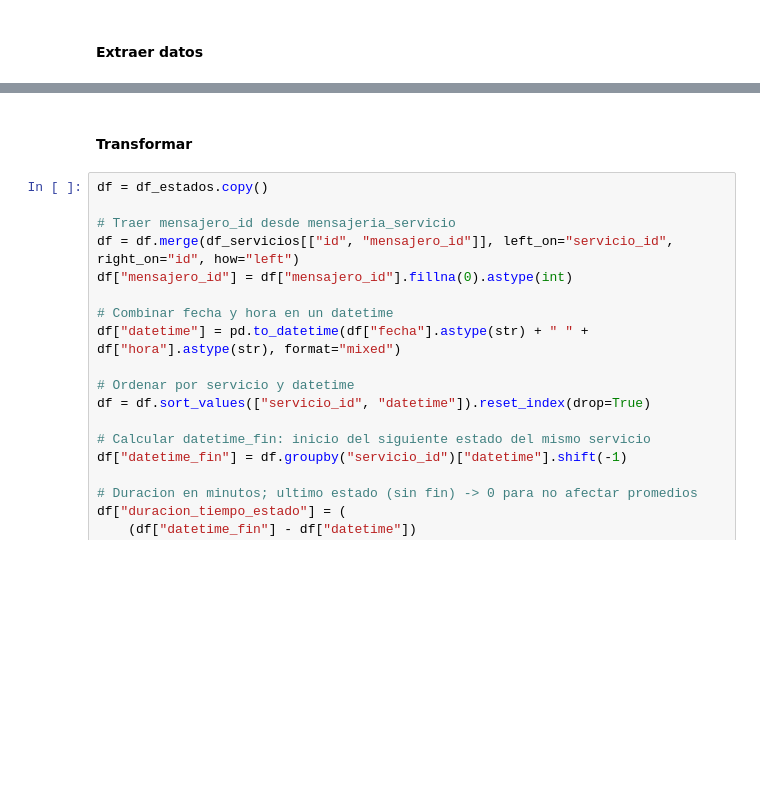
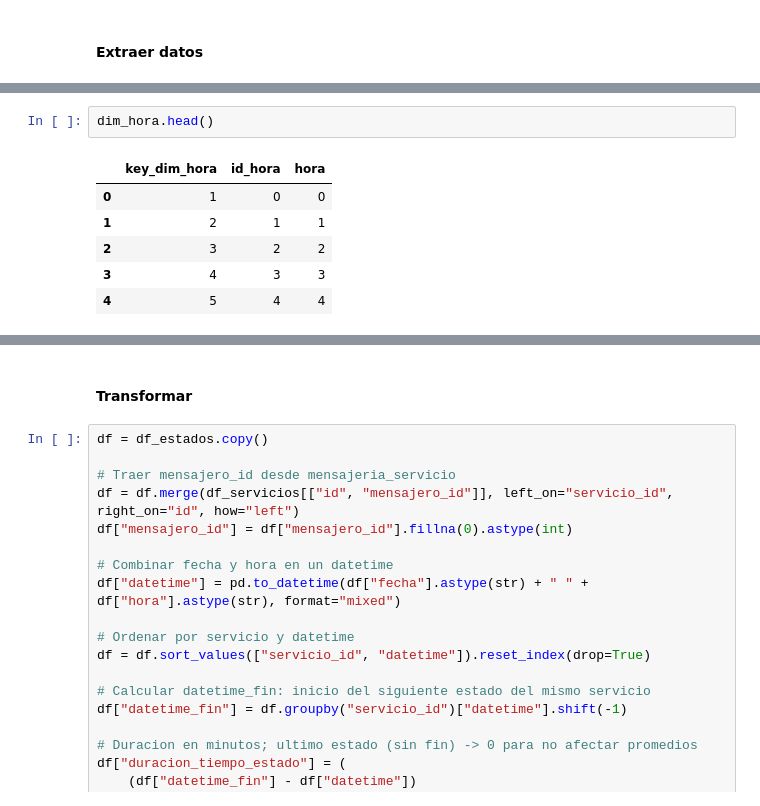
Before and after one commit to Srytha/ETL_PROJECT, a Jupyter notebook: notebooks/hecho_seguimiento_estado.ipynb, the cells around one changed output, grey strips where cells are left out. Drawn from its saved outputs; the diff is of its cells as text; blank space fills up the shorter version.

```diff
--- a/notebooks/hecho_seguimiento_estado.ipynb
+++ b/notebooks/hecho_seguimiento_estado.ipynb
@@ -69,0 +31,9 @@ Index(['id', 'fecha', 'hora', 'foto', 'observaciones', 'estado_id',
+# %%
+dim_hora.head()
+# %% [output]
+|  | key_dim_hora | id_hora | hora |
+| 0 | 1 | 0 | 0 |
+| 1 | 2 | 1 | 1 |
+| 2 | 3 | 2 | 2 |
+| 3 | 4 | 3 | 3 |
+| 4 | 5 | 4 | 4 |
```
Also changed, not shown: parts of 26 cells of this notebook, 7 other files.
